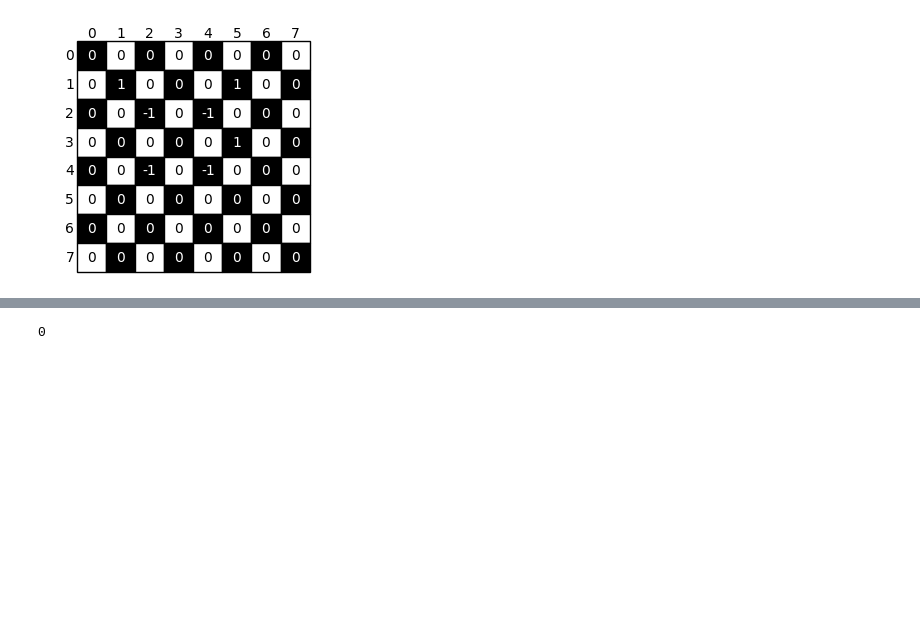
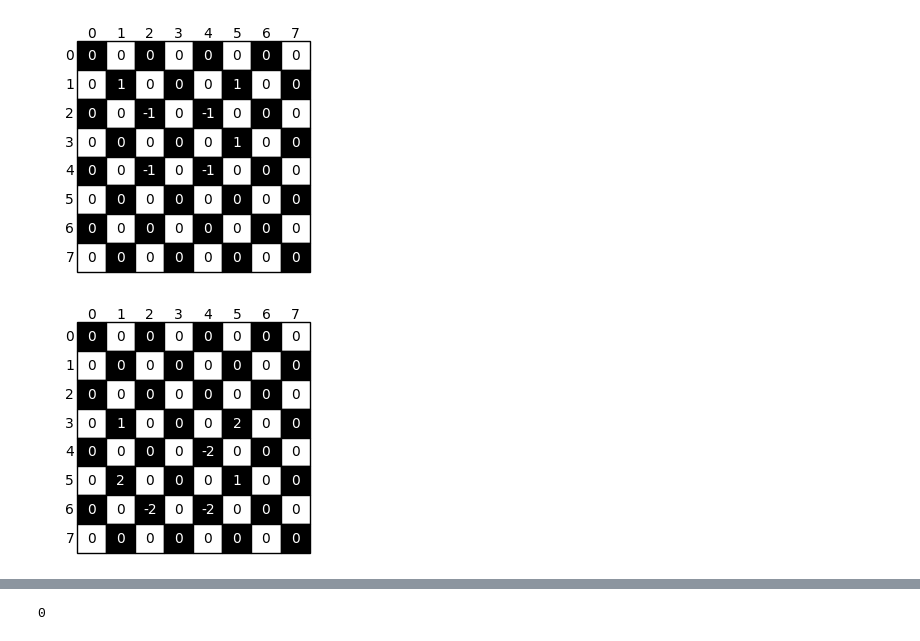
Before and after one commit to federicoschiaffino/Eldo, a Jupyter notebook: Eldo/Q Learning.ipynb, the cells around one changed output, grey strips where cells are left out. Cells and saved outputs as stored; diff of their text form; code cells hidden in the pictures; blank space fills up the shorter version.

```diff
--- a/Eldo/Q Learning.ipynb
+++ b/Eldo/Q Learning.ipynb
@@ -273,0 +340,14 @@ white_mult_caps_dict = {}
+# %%
+bb = np.array([ 0, 0, 0, 0, 0, 0, 0, 0, 0, 0, 0, 0, 0, 0, 0, 0,  0, 0, 0, 0,
+                0, 0, 0, 0, 0, 0, 0, 0, 0, 0, 0, 0,])
+
+bb[26] = -2
+bb[25] = -2
+bb[20] = 2
+bb[22] = 1
+bb[14] = 2
+bb[12] = 1
+bb[18] = -2
+visualize([bb, (0,4)])
+# %% [output]
+[figure, added]
```
Also changed, not shown: parts of 12 cells of this notebook, 2 other files.
